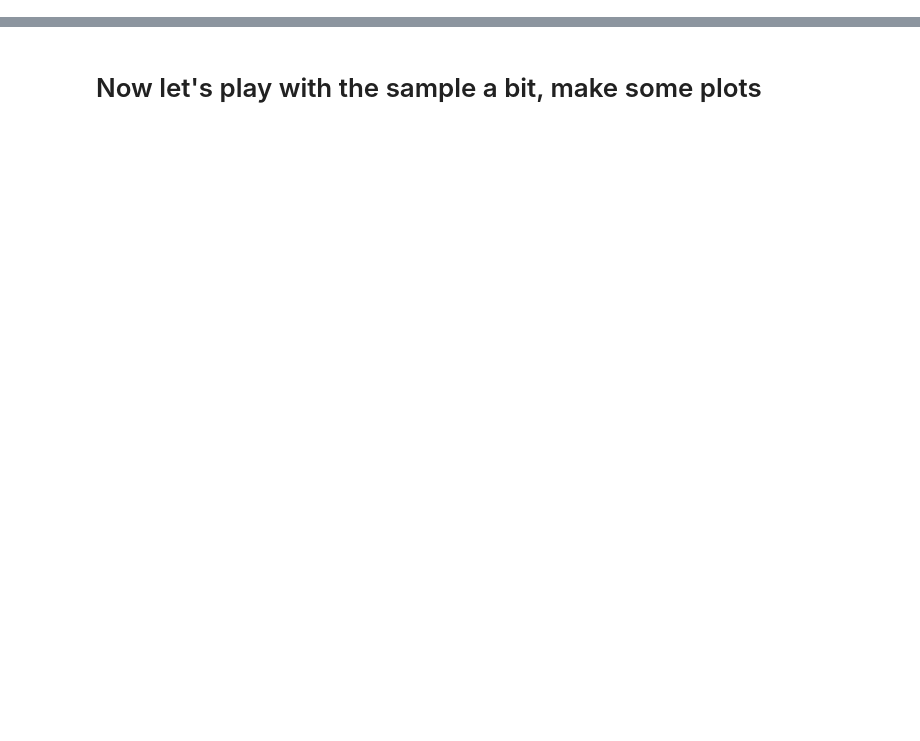
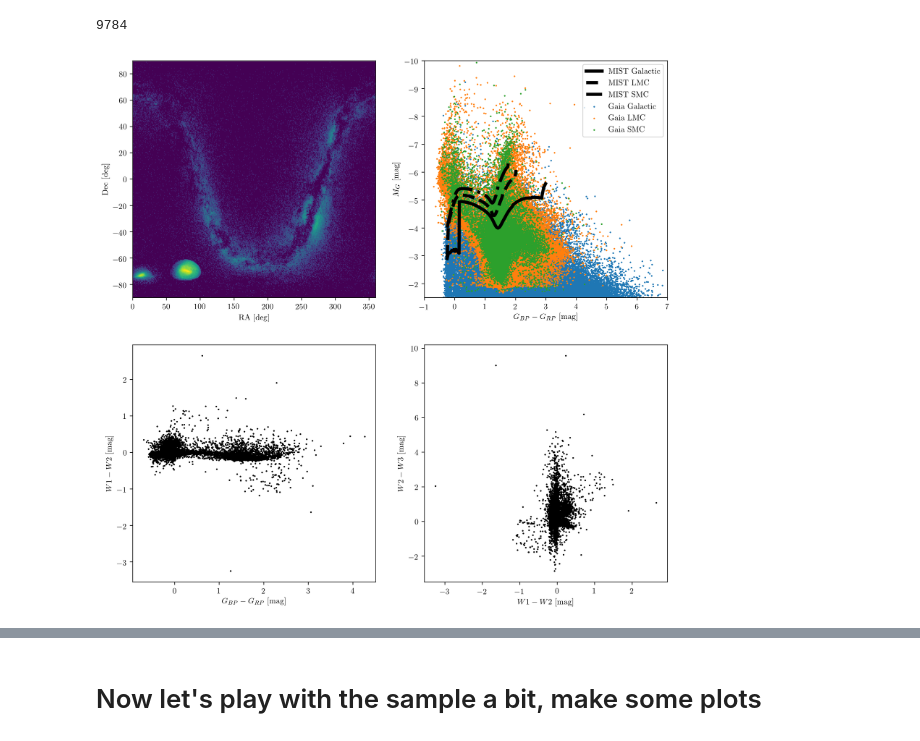
Before and after one commit to tzdwi/GaiaSprintMassive, a Jupyter notebook: WISE/data/bright_sample/sample.ipynb, the cells around one changed output, grey strips where cells are left out. Saved outputs shown, nothing was run; the diff lists cells and outputs as text; code cells hidden in the pictures; blank space fills up the shorter version.

```diff
--- a/WISE/data/bright_sample/sample.ipynb
+++ b/WISE/data/bright_sample/sample.ipynb
@@ -261,0 +179,42 @@ Text(0,0.5,'N')
+# %%
+import warnings
+with warnings.catch_warnings():
+    warnings.simplefilter("ignore")
+    #For each star's precise color, interpolate to the magnitude threshold
+    #This threshold depends on what galaxy its in
+    minmag_G = np.interp(all_stars['BP-RP'], Gmin_cols, Gmin_mags)
+    minmag_L = np.interp(all_stars['BP-RP'], Lmin_cols, Lmin_mags)
+    minmag_S = np.interp(all_stars['BP-RP'], Smin_cols, Smin_mags)
+
+    massive_G = all_stars[(all_stars['Galaxy'] == 'Milky Way')&(all_stars['M_G'] <= minmag_G)]
+    massive_L = all_stars[(all_stars['Galaxy'] == 'LMC')&(all_stars['M_G'] <= minmag_L)]
+    massive_S = all_stars[(all_stars['Galaxy'] == 'SMC')&(all_stars['M_G'] <= minmag_S)]
+
+    massive = pd.concat([massive_G,massive_L,massive_S])
+    massive.sort_values('phot_g_mean_mag',inplace=True)
+len(massive)
+# %% [output]
+9784
+# %%
+#Summary figure
+fig, axes = plt.subplots(2,2,figsize=(12,12),dpi=300)
+
+axes[0,0].hexbin(all_stars['ra'],all_stars['dec'],bins='log',gridsize=500)
+axes[0,0].set(xlim=(0,360),ylim=(-90,90),xlabel='RA [deg]',ylabel='Dec [deg]')
+
+axes[0,1].plot(Gmin_cols,Gmin_mags,'-k',lw=4,label='MIST Galactic')
+axes[0,1].plot(Lmin_cols,Lmin_mags,'--k',lw=4,label='MIST LMC')
+axes[0,1].plot(Smin_cols,Smin_mags,'-.k',lw=4,label='MIST SMC')
+axes[0,1].scatter(all_stars[all_stars['Galaxy']=='Milky Way']['BP-RP'],all_stars[all_stars['Galaxy']=='Milky Way']['M_G'],s=1,label='Gaia Galactic')
+axes[0,1].scatter(all_stars[all_stars['Galaxy']=='LMC']['BP-RP'],all_stars[all_stars['Galaxy']=='LMC']['M_G'],s=1,label='Gaia LMC')
+axes[0,1].scatter(all_stars[all_stars['Galaxy']=='SMC']['BP-RP'],all_stars[all_stars['Galaxy']=='SMC']['M_G'],s=1,label='Gaia SMC')
+axes[0,1].legend()
+axes[0,1].set(xlim=(-1,7), ylim=(-1.5,-10), xlabel=(r'$G_{BP}-G_{RP}$ [mag]'), ylabel=('$M_G$ [mag]'))
+
+axes[1,0].scatter(massive['BP-RP'],massive['W1-W2'],s=1,c='k')
+axes[1,0].set(xlabel=r'$G_{BP}-G_{RP}$ [mag]',ylabel=r'$W1-W2$ [mag]');
+
+axes[1,1].scatter(massive['W1-W2'],massive['W2-W3'],s=1,c='k')
+axes[1,1].set(xlabel=r'$W1-W2$ [mag]',ylabel='$W2-W3$ [mag]');
+# %% [output]
+[figure, added]
```
Also changed, not shown: parts of 58 cells of this notebook, 15 other files.
